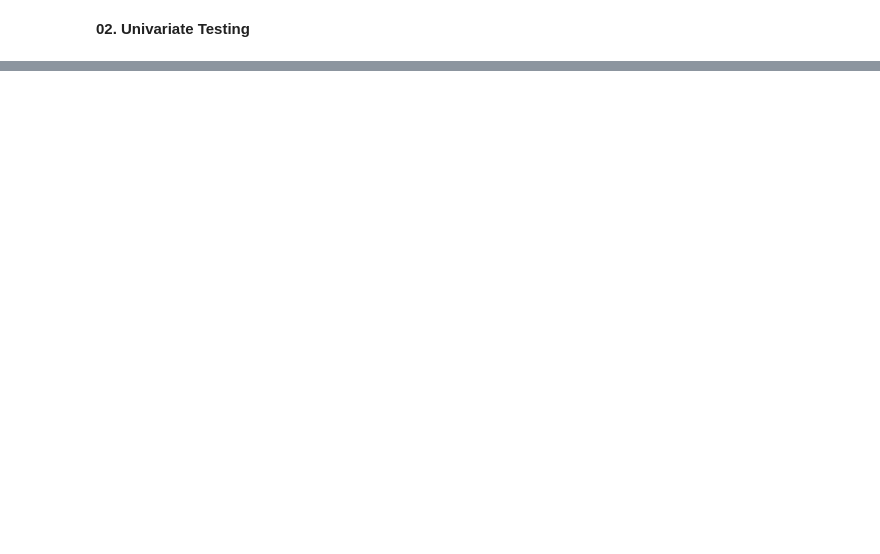
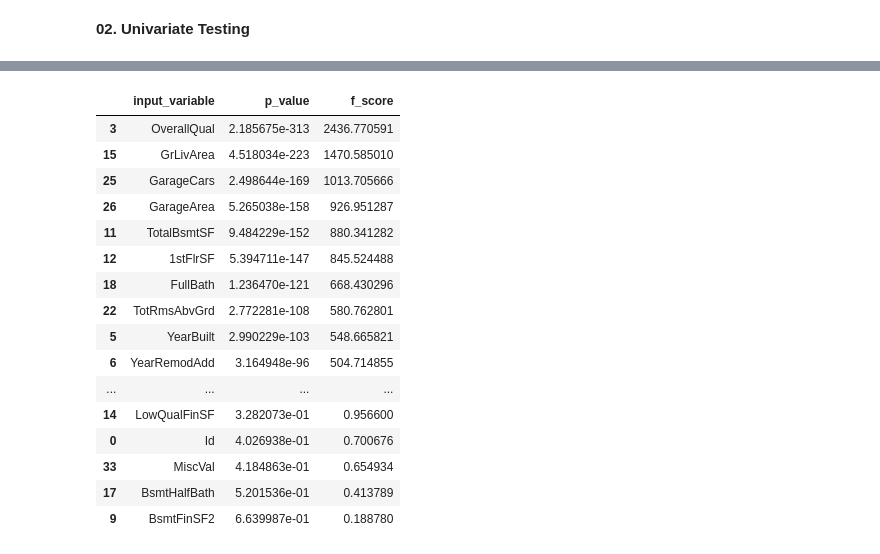
Before and after one commit to WilliamHallPortfolio/01-Home_Price_Prediction, a Jupyter notebook: Housing Price Prediction.ipynb, the cells around one changed output, grey strips where cells are left out. Drawn from its saved outputs; the diff is of its cells as text; code cells hidden in the pictures; blank space fills up the shorter version.

```diff
--- a/Housing Price Prediction.ipynb
+++ b/Housing Price Prediction.ipynb
@@ -232,0 +226,20 @@ SelectKBest does not accept missing values encoded as NaN natively. For supervis
+# %%
+summary_stats
+# %% [output]
+|  | input_variable | p_value | f_score |
+| 3 | OverallQual | 2.185675e-313 | 2436.770591 |
+| 15 | GrLivArea | 4.518034e-223 | 1470.585010 |
+| 25 | GarageCars | 2.498644e-169 | 1013.705666 |
+| 26 | GarageArea | 5.265038e-158 | 926.951287 |
+| 11 | TotalBsmtSF | 9.484229e-152 | 880.341282 |
+| 12 | 1stFlrSF | 5.394711e-147 | 845.524488 |
+| 18 | FullBath | 1.236470e-121 | 668.430296 |
+| 22 | TotRmsAbvGrd | 2.772281e-108 | 580.762801 |
+| 5 | YearBuilt | 2.990229e-103 | 548.665821 |
+| 6 | YearRemodAdd | 3.164948e-96 | 504.714855 |
+| ... | ... | ... | ... |
+| 14 | LowQualFinSF | 3.282073e-01 | 0.956600 |
+| 0 | Id | 4.026938e-01 | 0.700676 |
+| 33 | MiscVal | 4.184863e-01 | 0.654934 |
+| 17 | BsmtHalfBath | 5.201536e-01 | 0.413789 |
+| 9 | BsmtFinSF2 | 6.639987e-01 | 0.188780 |
```
Also changed, not shown: parts of 10 cells of this notebook.
